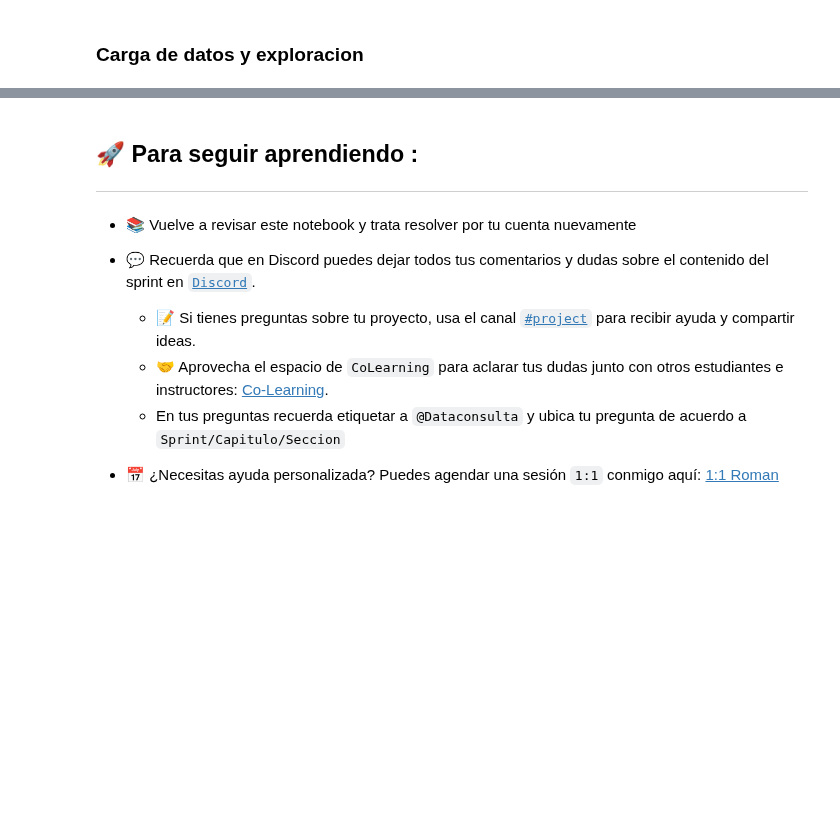
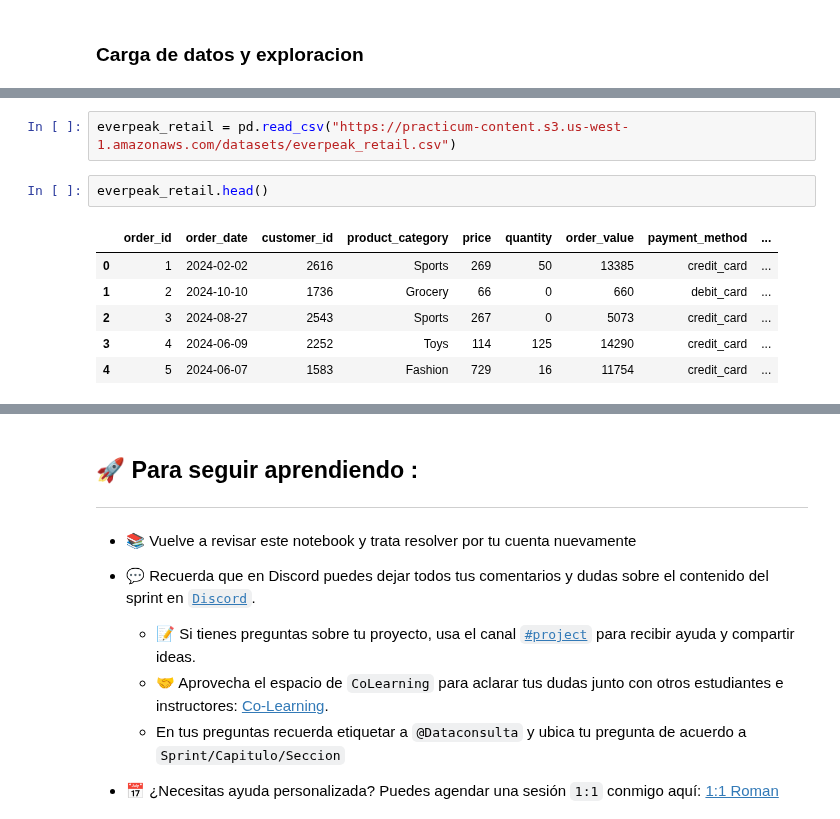
Before and after one commit to zyntonyson/bootcamp_ds_da, a Jupyter notebook: 07-da-v8-patrones-outliers/19-da-v8-preparacion-datos.ipynb, the cells around one changed output, grey strips where cells are left out. Cells and saved outputs as stored; diff of their text form; blank space fills up the shorter version.

```diff
--- a/07-da-v8-patrones-outliers/19-da-v8-preparacion-datos.ipynb
+++ b/07-da-v8-patrones-outliers/19-da-v8-preparacion-datos.ipynb
@@ -136,0 +44,11 @@ oecd_city_economy.groupby('Country')['city_gdp_capita'].sum().reset_index().plot
+# %%
+everpeak_retail = pd.read_csv("https://practicum-content.s3.us-west-1.amazonaws.com/datasets/everpeak_retail.csv")
+# %%
+everpeak_retail.head()
+# %% [output]
+|  | order_id | order_date | customer_id | product_category | price | quantity | order_value | payment_method | ... |
+| 0 | 1 | 2024-02-02 | 2616 | Sports | 269 | 50 | 13385 | credit_card | ... |
+| 1 | 2 | 2024-10-10 | 1736 | Grocery | 66 | 0 | 660 | debit_card | ... |
+| 2 | 3 | 2024-08-27 | 2543 | Sports | 267 | 0 | 5073 | credit_card | ... |
+| 3 | 4 | 2024-06-09 | 2252 | Toys | 114 | 125 | 14290 | credit_card | ... |
+| 4 | 5 | 2024-06-07 | 1583 | Fashion | 729 | 16 | 11754 | credit_card | ... |
```
Also changed, not shown: parts of 76 cells of this notebook, 2 other files.
